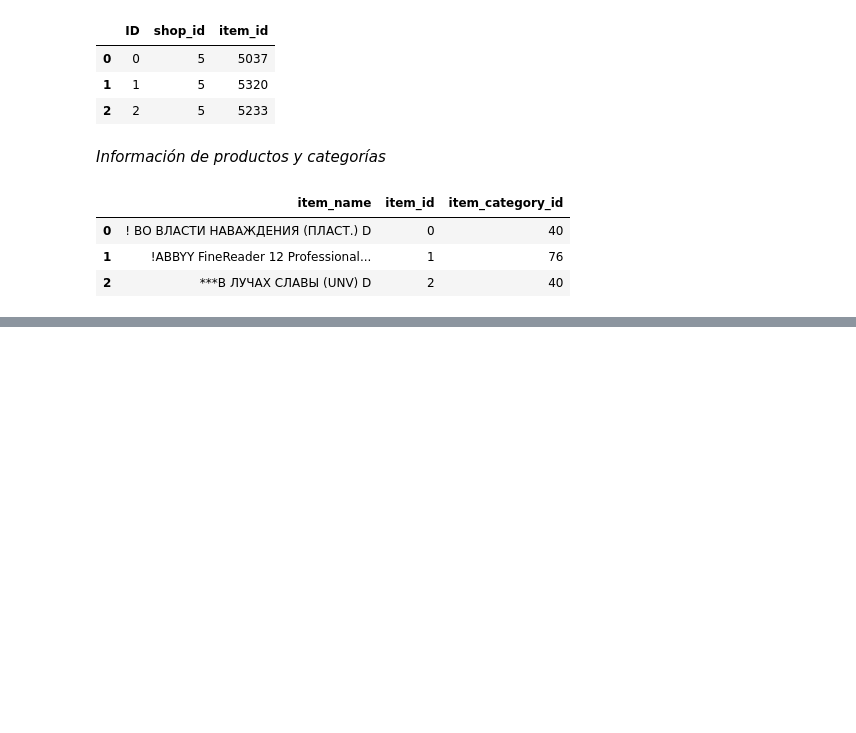
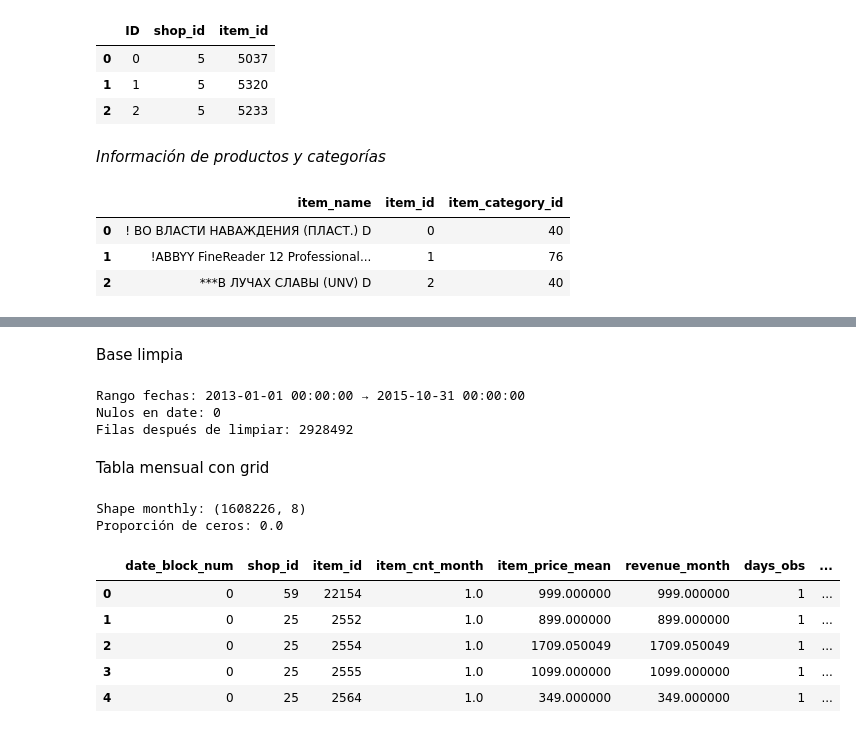
Before and after one commit to Andrea-Monserrat/Prediccion_de-_demanda_en_retail, a Jupyter notebook: Notebooks/01_EDA.ipynb, the cells around one changed output, grey strips where cells are left out. Drawn from its saved outputs; the diff is of its cells as text; code cells hidden in the pictures; blank space fills up the shorter version.

```diff
--- a/Notebooks/01_EDA.ipynb
+++ b/Notebooks/01_EDA.ipynb
@@ -152,0 +119,65 @@ test_final = test_enriched.merge(hist_feat, on=["shop_id","item_id"], how="left"
+# %% [markdown]
+Base limpia
+# %%
+sales = sales_train.copy()
+
+# Fecha a datetime (en este dataset viene como "dd.mm.yyyy")
+sales["date"] = pd.to_datetime(sales["date"], format="%d.%m.%Y", errors="coerce")
+
+# Limpieza rápida: evita precios raros y devoluciones si no las quieres en este baseline
+sales = sales[(sales["item_price"] > 0) & (sales["item_cnt_day"] >= 0)].copy()
+
+# Ingreso diario
+sales["revenue_day"] = sales["item_price"] * sales["item_cnt_day"]
+
+print("Rango fechas:", sales["date"].min(), "→", sales["date"].max())
+print("Nulos en date:", sales["date"].isna().sum())
+print("Filas después de limpiar:", len(sales))
+# %% [output]
+Rango fechas: 2013-01-01 00:00:00 → 2015-10-31 00:00:00
+Nulos en date: 0
+Filas después de limpiar: 2928492
+# %% [markdown]
+Tabla mensual con grid
+# %%
+# 1) Agregado mensual observado
+monthly_sales = (
+    sales.groupby(["date_block_num", "shop_id", "item_id"], as_index=False)
+    .agg(
+        item_cnt_month=("item_cnt_day", "sum"),     # target
+        item_price_mean=("item_price", "mean"),
+        revenue_month=("revenue_day", "sum"),
+        days_obs=("date", "nunique"),
+    )
+)
+
+# 2) Grid mensual: todos los pares (shop_id, item_id) que existieron en ese mes
+monthly_pairs = sales[["date_block_num", "shop_id", "item_id"]].drop_duplicates()
+
+# 3) Merge para meter ceros donde no hubo venta
+monthly = monthly_pairs.merge(
+    monthly_sales,
+    on=["date_block_num", "shop_id", "item_id"],
+    how="left"
+)
+
+monthly["item_cnt_month"] = monthly["item_cnt_month"].fillna(0).astype(np.float32)
+monthly["item_price_mean"] = monthly["item_price_mean"].fillna(0).astype(np.float32)
+monthly["revenue_month"] = monthly["revenue_month"].fillna(0).astype(np.float32)
+monthly["days_obs"] = monthly["days_obs"].fillna(0).astype(np.int16)
+
+# Enriquecer con categoría (para EDA y luego features)
+monthly = monthly.merge(items[["item_id", "item_category_id"]], on="item_id", how="left")
+
+print("Shape monthly:", monthly.shape)
+print("Proporción de ceros:", (monthly["item_cnt_month"] == 0).mean().round(4))
+monthly.head()
+# %% [output]
+Shape monthly: (1608226, 8)
+Proporción de ceros: 0.0
+|  | date_block_num | shop_id | item_id | item_cnt_month | item_price_mean | revenue_month | days_obs | ... |
+| 0 | 0 | 59 | 22154 | 1.0 | 999.000000 | 999.000000 | 1 | ... |
+| 1 | 0 | 25 | 2552 | 1.0 | 899.000000 | 899.000000 | 1 | ... |
+| 2 | 0 | 25 | 2554 | 1.0 | 1709.050049 | 1709.050049 | 1 | ... |
+| 3 | 0 | 25 | 2555 | 1.0 | 1099.000000 | 1099.000000 | 1 | ... |
+| 4 | 0 | 25 | 2564 | 1.0 | 349.000000 | 349.000000 | 1 | ... |
```
Also changed, not shown: parts of 25 cells of this notebook, 17 other files.
